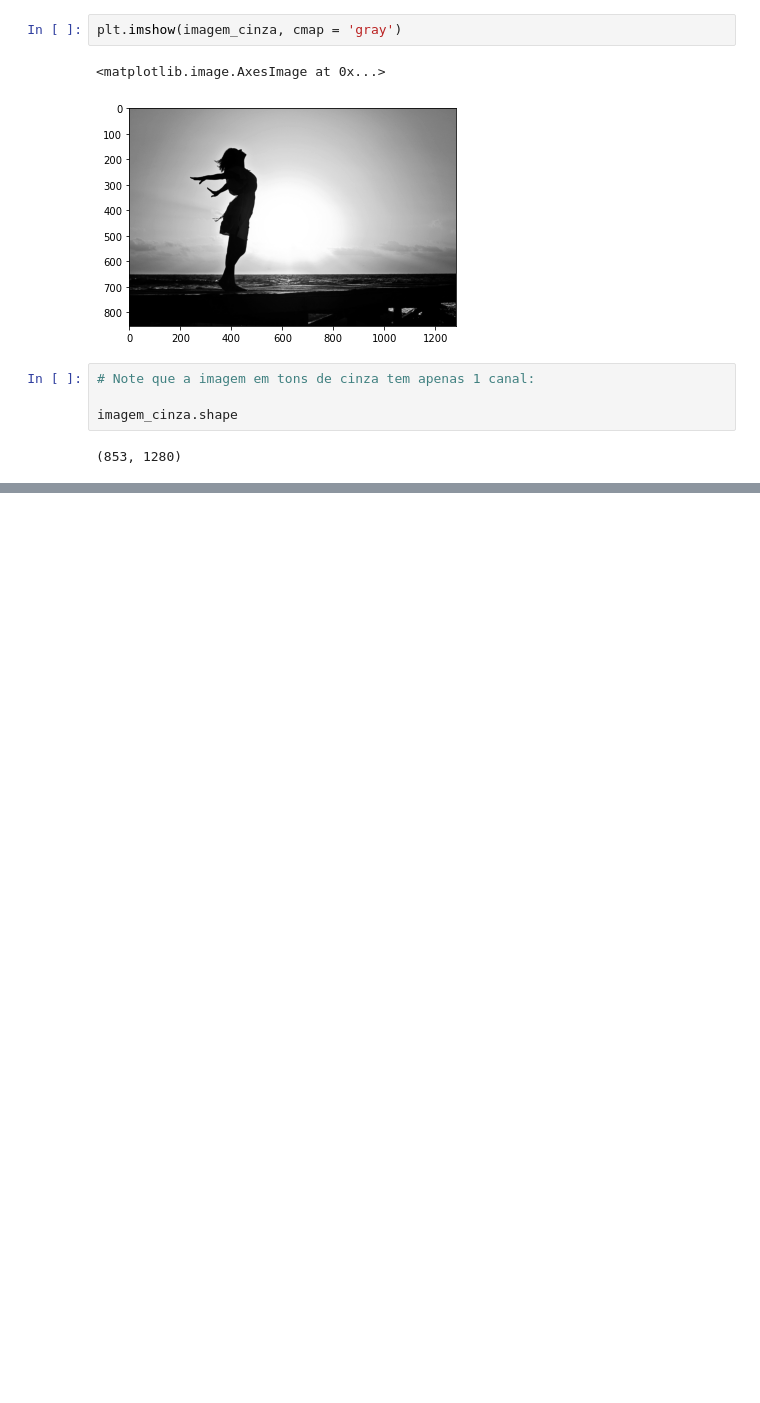
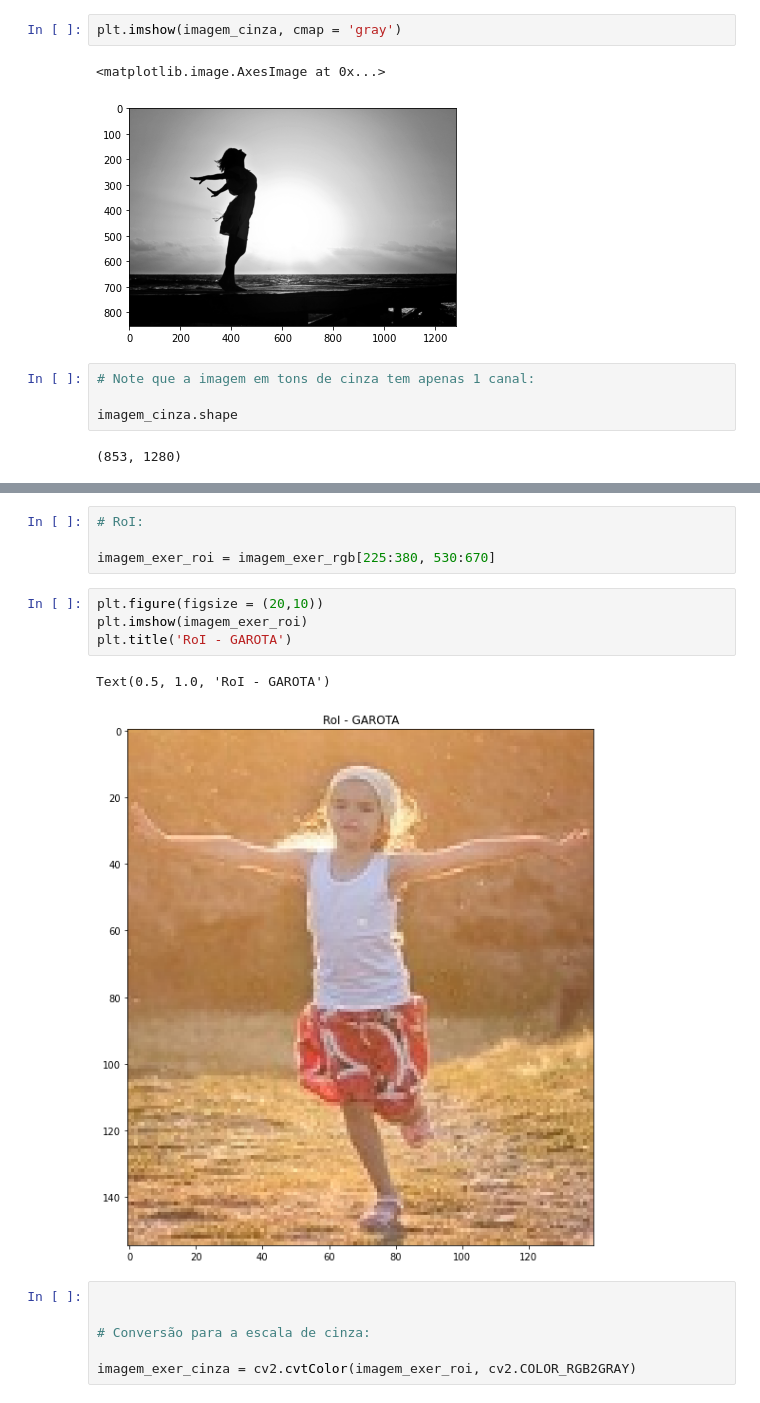
Before and after one commit to silsantos/Image_Classification_Python, a Jupyter notebook: 2_Reconhecimento_facial.ipynb, the cells around one changed output, grey strips where cells are left out. Cells and saved outputs as stored; diff of their text form; blank space fills up the shorter version.

```diff
--- a/2_Reconhecimento_facial.ipynb
+++ b/2_Reconhecimento_facial.ipynb
@@ -61,0 +120,17 @@ imagem_cinza.shape
+# %%
+# RoI:
+
+imagem_exer_roi = imagem_exer_rgb[225:380, 530:670]
+# %%
+plt.figure(figsize = (20,10))
+plt.imshow(imagem_exer_roi)
+plt.title('RoI - GAROTA')
+# %% [output]
+Text(0.5, 1.0, 'RoI - GAROTA')
+[figure, added]
+# %%
+
+
+# Conversão para a escala de cinza:
+
+imagem_exer_cinza = cv2.cvtColor(imagem_exer_roi, cv2.COLOR_RGB2GRAY)
```
Also changed, not shown: parts of 16 cells of this notebook.
